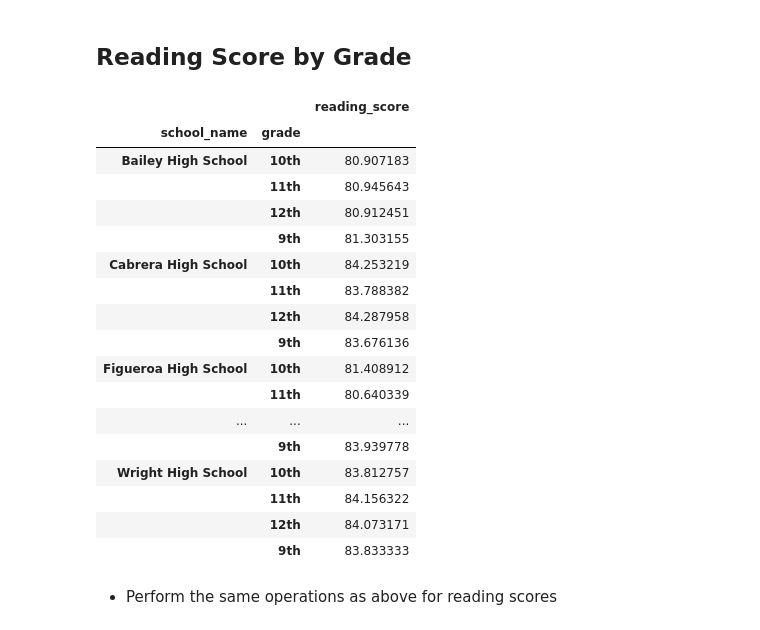
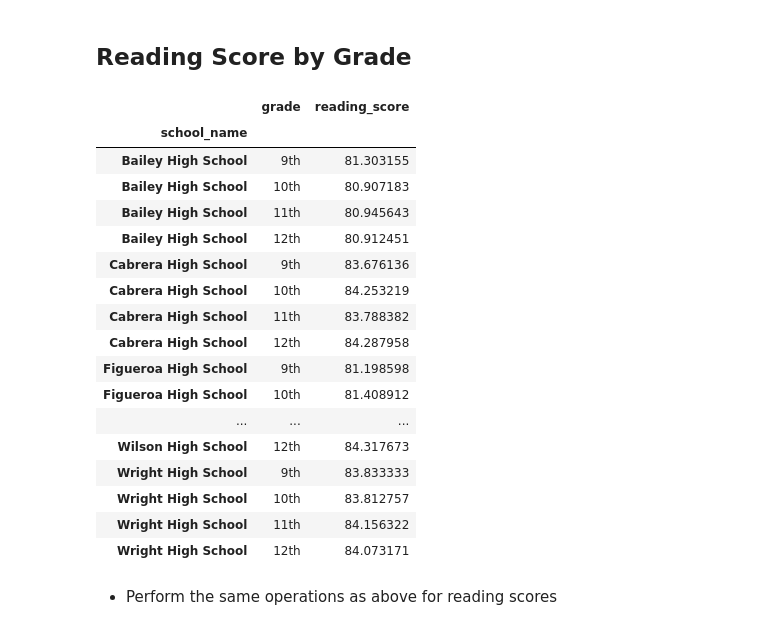
Before and after one commit to andyob715/Pandas_Challenge, a Jupyter notebook: Instructions/PyCitySchools/PyCitySchools_starter.ipynb, the cells around one changed output. Drawn from its saved outputs; the diff is of its cells as text; code cells hidden in the pictures.

```diff
--- a/Instructions/PyCitySchools/PyCitySchools_starter.ipynb
+++ b/Instructions/PyCitySchools/PyCitySchools_starter.ipynb
@@ -237,35 +229,46 @@ school_avg_df
   * Optional: give the displayed data cleaner formatting
 # %% [markdown]
 ## Reading Score by Grade
-# %%
-# Calculate the average reading score
-school_average_r = school_data_complete[['school_name',"grade",'reading_score']]
-school_average_r
-
-school_average_grp_r = school_average_r.groupby(['school_name','grade'])['reading_score'].mean()
-school_average_grp_r
-
-school_avg_df_r = pd.DataFrame(school_average_grp_r)
-school_avg_df_r
-# %% [output]
-|  |  | reading_score |
-| school_name | grade |  |
-| Bailey High School | 10th | 80.907183 |
-|  | 11th | 80.945643 |
-|  | 12th | 80.912451 |
-|  | 9th | 81.303155 |
-| Cabrera High School | 10th | 84.253219 |
-|  | 11th | 83.788382 |
-|  | 12th | 84.287958 |
-|  | 9th | 83.676136 |
-| Figueroa High School | 10th | 81.408912 |
-|  | 11th | 80.640339 |
-| ... | ... | ... |
-|  | 9th | 83.939778 |
-| Wright High School | 10th | 83.812757 |
-|  | 11th | 84.156322 |
-|  | 12th | 84.073171 |
-|  | 9th | 83.833333 |
+# %%
+# Create simplified table
+school_averages_r = school_data_complete.loc[:,['school_name',"grade",'reading_score']]
+
+#get rid of the "th" so i can sort the grades (probalby should put this back later)
+school_averages_r["grade"]=school_averages_r["grade"].str.replace("th","")
+school_averages_r["grade"]=school_averages_r["grade"].astype(int)
+
+# Calculate the average math score by grade
+school_average_grp_r = school_averages_r.groupby(['school_name','grade'])['reading_score'].mean()
+
+# set my list to a dataframe
+school_avg_df_r = pd.DataFrame(school_average_grp_r)
+
+#sort by grade
+school_avg_df_sort_r= school_avg_df_r.sort_values(by=['school_name','grade'],ascending=True).reset_index()
+
+#add back in the "th" and set the index back to the school name
+school_avg_df_sort_r['grade'] = school_avg_df_sort_r['grade'].astype(str)+"th"
+school_avg_df_ind_r = school_avg_df_sort_r.set_index("school_name")
+school_avg_df_ind_r
+# %% [output]
+|  | grade | reading_score |
+| school_name |  |  |
+| Bailey High School | 9th | 81.303155 |
+| Bailey High School | 10th | 80.907183 |
+| Bailey High School | 11th | 80.945643 |
+| Bailey High School | 12th | 80.912451 |
+| Cabrera High School | 9th | 83.676136 |
+| Cabrera High School | 10th | 84.253219 |
+| Cabrera High School | 11th | 83.788382 |
+| Cabrera High School | 12th | 84.287958 |
+| Figueroa High School | 9th | 81.198598 |
+| Figueroa High School | 10th | 81.408912 |
+| ... | ... | ... |
+| Wilson High School | 12th | 84.317673 |
+| Wright High School | 9th | 83.833333 |
+| Wright High School | 10th | 83.812757 |
+| Wright High School | 11th | 84.156322 |
+| Wright High School | 12th | 84.073171 |
 # %% [markdown]
 * Perform the same operations as above for reading scores
 # %% [markdown]
```
Also changed, not shown: parts of 4 cells of this notebook, 1 other file.
